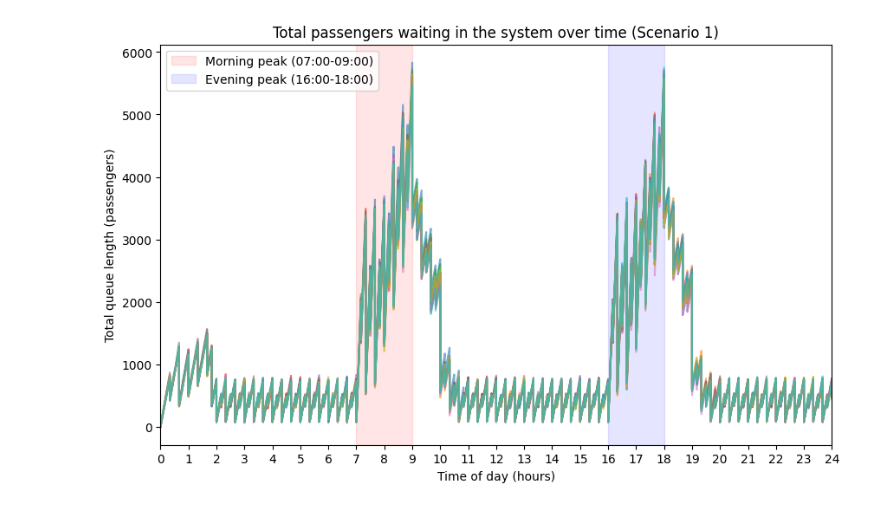
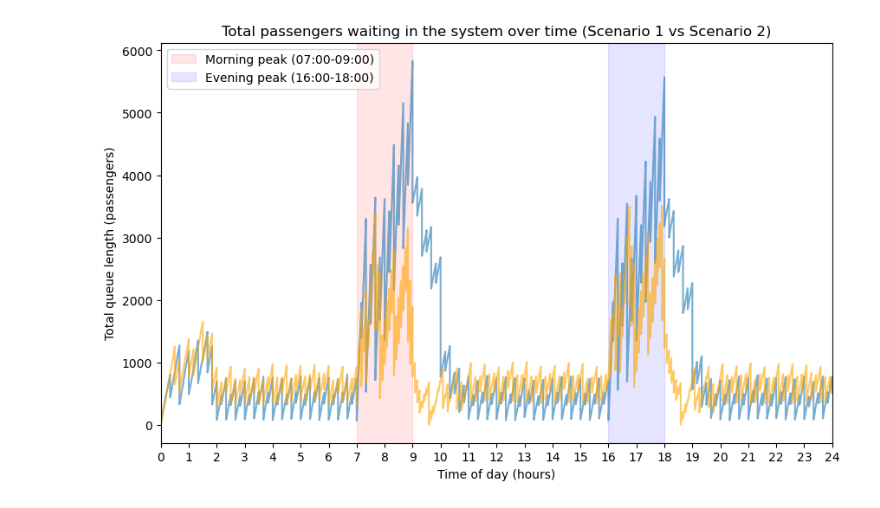
Before and after one commit to Primo909/train-optimization-and-simulation, a Jupyter notebook: AP_main.ipynb, the cells around one changed output. Saved outputs shown, nothing was run; the diff lists cells and outputs as text; code cells hidden in the pictures.

```diff
--- a/AP_main.ipynb
+++ b/AP_main.ipynb
@@ -184,8 +184,8 @@ def simulate(train_frequency_peak, train_frequency_offpeak):
             for is_first in [True, False]:
                 rate = get_arrival_rate(origin, destination, is_first, 0)
                 if rate > 0:
-                    first_arrival = exponential_rng(rate)
-                    events.append(PassengerGeneration(first_arrival, origin, destination, is_first))
+                    time_first_arrival = exponential_rng(rate)
+                    events.append(PassengerGeneration(time_first_arrival, origin, destination, is_first))
 
     events.sort(key=lambda event: event.time)
 
@@ -198,6 +198,8 @@ def simulate(train_frequency_peak, train_frequency_offpeak):
     # Lists to track queue over time for the plot
     time_history = []
     queue_history = []
+    list_available_first = []
+    list_available_second = []
 
     # Main loop
     while len(events) > 0:
@@ -244,6 +246,7 @@ def simulate(train_frequency_peak, train_frequency_offpeak):
                         left_behind_first.append(p)
                 queues[station]["first"] = left_behind_first
                 total_empty_cost += available_first * EMPTY_COST_FIRST
+                list_available_first.append(available_first)
 
                 # Second class boarding
                 available_second = train.capacity_second - len(train.onboard_second)
@@ -260,6 +263,8 @@ def simulate(train_frequency_peak, train_frequency_offpeak):
                         left_behind_second.append(p)
                 queues[station]["second"] = left_behind_second
                 total_empty_cost += available_second * EMPTY_COST_SECOND
+                list_available_second.append(available_second)
+
 
         # Calculate total passengers waiting right now
         current_total_queue = 0
@@ -271,7 +276,7 @@ def simulate(train_frequency_peak, train_frequency_offpeak):
 
         events.sort(key=lambda event: event.time)
 
-    return time_history, queue_history, waiting_times, total_revenue, total_missed_cost, total_empty_cost
+    return time_history, queue_history, waiting_times, total_revenue, total_missed_cost, total_empty_cost, list_available_first, list_available_second
 # %%
 print("Starting simulation")
 
@@ -327,15 +336,22 @@ Empty seat costs: 1679680 CHF
 NET PROFIT: 1424210 CHF
 # %%
 # Number of independent simulations
-D = 10
+D = 1
 
 print(f"Running {D} independent simulations for Scenario 1 (20-min frequency)...")
 times_queues_scenario1 = []
 
 for d in range(D):
-    t_hist, q_hist, wt, rev, miss, empty = simulate(train_frequency_peak=20, train_frequency_offpeak=20)
+    t_hist, q_hist, wt, rev, miss, empty_cost, empty_seats_first, empty_seats_second = simulate(train_frequency_peak=20, train_frequency_offpeak=20)
     times_queues_scenario1.append((t_hist, q_hist))
     print(f"Simulation {d+1}/{D} completed.")
 
+times_queues_scenario2 = []
+
+for d in range(D):
+    t_hist, q_hist, wt, rev, miss, empty_cost, empty_seats_first, empty_seats_second = simulate(train_frequency_peak=5, train_frequency_offpeak=30)
+    times_queues_scenario2.append((t_hist, q_hist))
+    print(f"Simulation {d+1}/{D} completed.")
+
 print("\nAll simulations done!")
 # %% [output]
@@ -355,28 +363,33 @@ All simulations done!
 # %%
 fig = plt.figure(figsize=(10, 6))
 ax = plt.subplot(1, 1, 1)
 
 # Plot each simulation run
 for t, q in times_queues_scenario1:
     # Convert time from minutes to hours
     t_hours = [time / 60 for time in t]
     ax.plot(t_hours, q, alpha=0.6)
 
+for t, q in times_queues_scenario2:
+    # Convert time from minutes to hours
+    t_hours = [time / 60 for time in t]
+    ax.plot(t_hours, q, alpha=0.6, color='orange')
+
 # Formatting the plot
-ax.set(title='Total passengers waiting in the system over time (Scenario 1)',
+ax.set(title='Total passengers waiting in the system over time (Scenario 1 vs Scenario 2)',
        xlabel='Time of day (hours)',
        ylabel='Total queue length (passengers)')
 
 # Add vertical lines to show the peak periods (now in hours!)
 ax.axvspan(7, 9, color='red', alpha=0.1, label='Morning peak (07:00-09:00)')
 ax.axvspan(16, 18, color='blue', alpha=0.1, label='Evening peak (16:00-18:00)')
 
 # Set x-axis limits and ticks to show hours clearly (from 0 to 24, every 2 hours)
 ax.set_xlim(0, 24)
 ax.set_xticks(range(0, 25, 1))
 
 ax.legend()
 
 plt.show()
 # %% [output]
-[figure, old version]
+[figure, new version]
```
Also changed, not shown: parts of 3 cells of this notebook.
